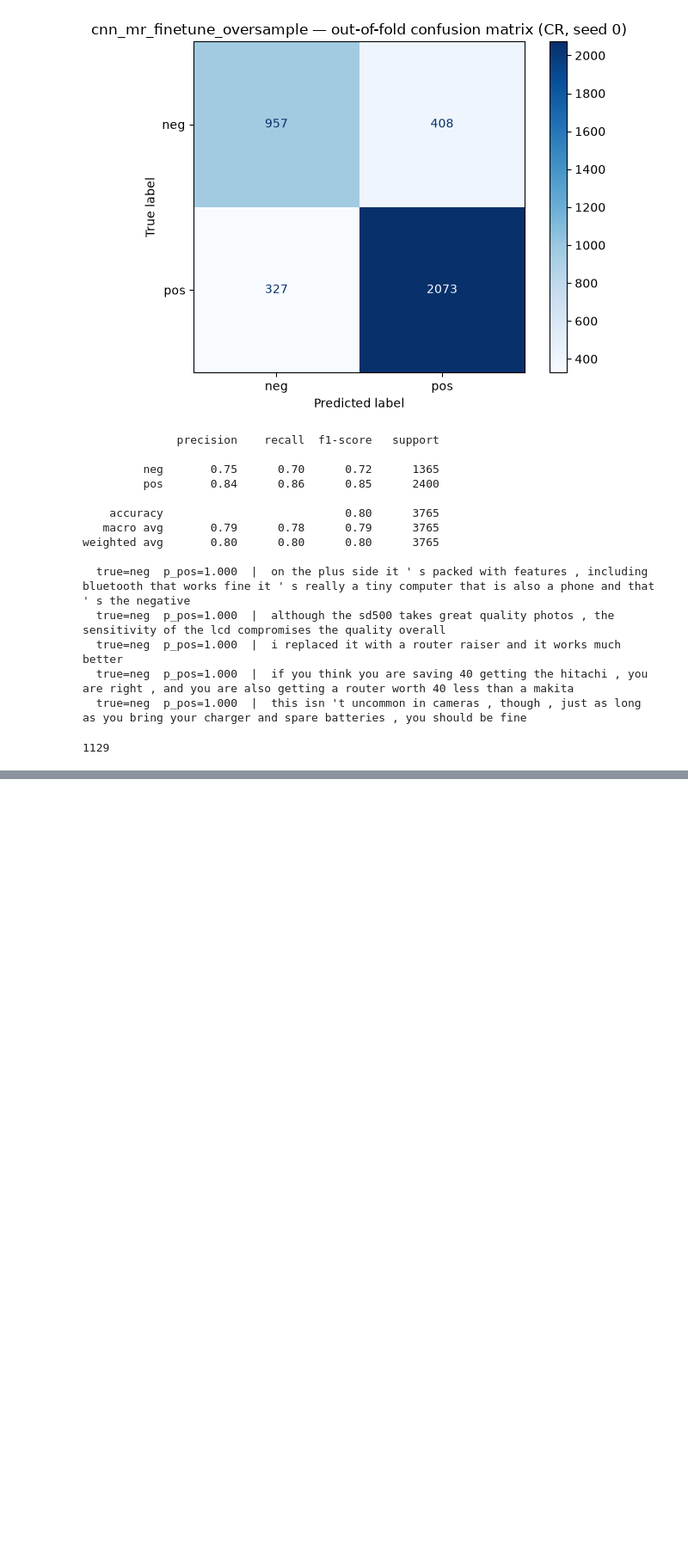
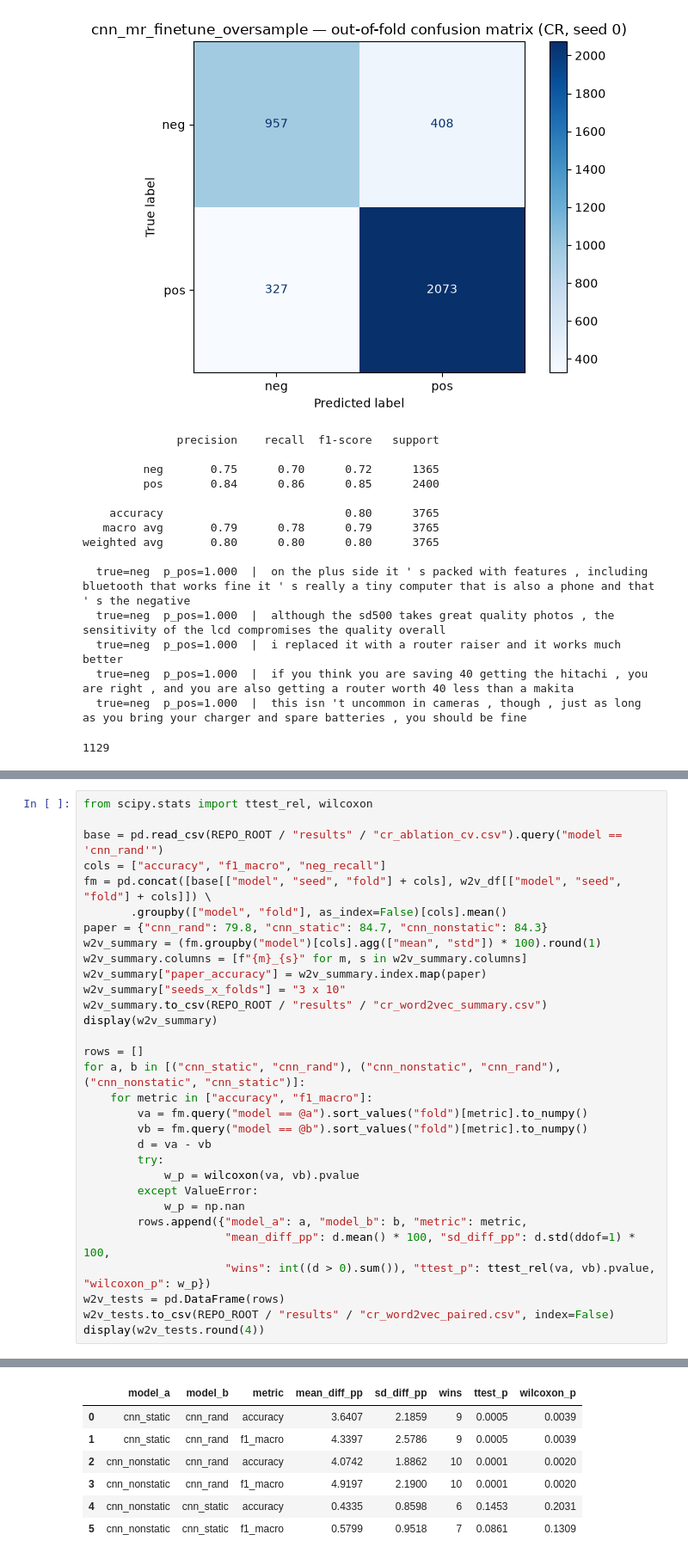
Before and after one commit to MrudulTarade/Convolutional-Neural-Networks-for-Sentence-Classification, a Jupyter notebook: notebook/customer_review.ipynb, the cells around one changed output, grey strips where cells are left out. Shown at 86% size. Cells and saved outputs as stored; diff of their text form; blank space fills up the shorter version.

```diff
--- a/notebook/customer_review.ipynb
+++ b/notebook/customer_review.ipynb
@@ -648,0 +716,32 @@ weighted avg       0.80      0.80      0.80      3765
+# %%
+from scipy.stats import ttest_rel, wilcoxon
+
+base = pd.read_csv(REPO_ROOT / "results" / "cr_ablation_cv.csv").query("model == 'cnn_rand'")
+cols = ["accuracy", "f1_macro", "neg_recall"]
+fm = pd.concat([base[["model", "seed", "fold"] + cols], w2v_df[["model", "seed", "fold"] + cols]]) \
+       .groupby(["model", "fold"], as_index=False)[cols].mean()
+paper = {"cnn_rand": 79.8, "cnn_static": 84.7, "cnn_nonstatic": 84.3}
+w2v_summary = (fm.groupby("model")[cols].agg(["mean", "std"]) * 100).round(1)
+w2v_summary.columns = [f"{m}_{s}" for m, s in w2v_summary.columns]
+w2v_summary["paper_accuracy"] = w2v_summary.index.map(paper)
+w2v_summary["seeds_x_folds"] = "3 x 10"
+w2v_summary.to_csv(REPO_ROOT / "results" / "cr_word2vec_summary.csv")
+display(w2v_summary)
+
+rows = []
+for a, b in [("cnn_static", "cnn_rand"), ("cnn_nonstatic", "cnn_rand"), ("cnn_nonstatic", "cnn_static")]:
+    for metric in ["accuracy", "f1_macro"]:
+        va = fm.query("model == @a").sort_values("fold")[metric].to_numpy()
+        vb = fm.query("model == @b").sort_values("fold")[metric].to_numpy()
+        d = va - vb
+        try:
+            w_p = wilcoxon(va, vb).pvalue
+        except ValueError:
+            w_p = np.nan
+        rows.append({"model_a": a, "model_b": b, "metric": metric,
+                     "mean_diff_pp": d.mean() * 100, "sd_diff_pp": d.std(ddof=1) * 100,
+                     "wins": int((d > 0).sum()), "ttest_p": ttest_rel(va, vb).pvalue, "wilcoxon_p": w_p})
+w2v_tests = pd.DataFrame(rows)
+w2v_tests.to_csv(REPO_ROOT / "results" / "cr_word2vec_paired.csv", index=False)
+display(w2v_tests.round(4))
+# %% [output]
@@ -648,0 +753,7 @@ weighted avg       0.80      0.80      0.80      3765
+|  | model_a | model_b | metric | mean_diff_pp | sd_diff_pp | wins | ttest_p | wilcoxon_p |
+| 0 | cnn_static | cnn_rand | accuracy | 3.6407 | 2.1859 | 9 | 0.0005 | 0.0039 |
+| 1 | cnn_static | cnn_rand | f1_macro | 4.3397 | 2.5786 | 9 | 0.0005 | 0.0039 |
+| 2 | cnn_nonstatic | cnn_rand | accuracy | 4.0742 | 1.8862 | 10 | 0.0001 | 0.0020 |
+| 3 | cnn_nonstatic | cnn_rand | f1_macro | 4.9197 | 2.1900 | 10 | 0.0001 | 0.0020 |
+| 4 | cnn_nonstatic | cnn_static | accuracy | 0.4335 | 0.8598 | 6 | 0.1453 | 0.2031 |
+| 5 | cnn_nonstatic | cnn_static | f1_macro | 0.5799 | 0.9518 | 7 | 0.0861 | 0.1309 |
```
Also changed, not shown: parts of 10 cells of this notebook, 6 other files.
